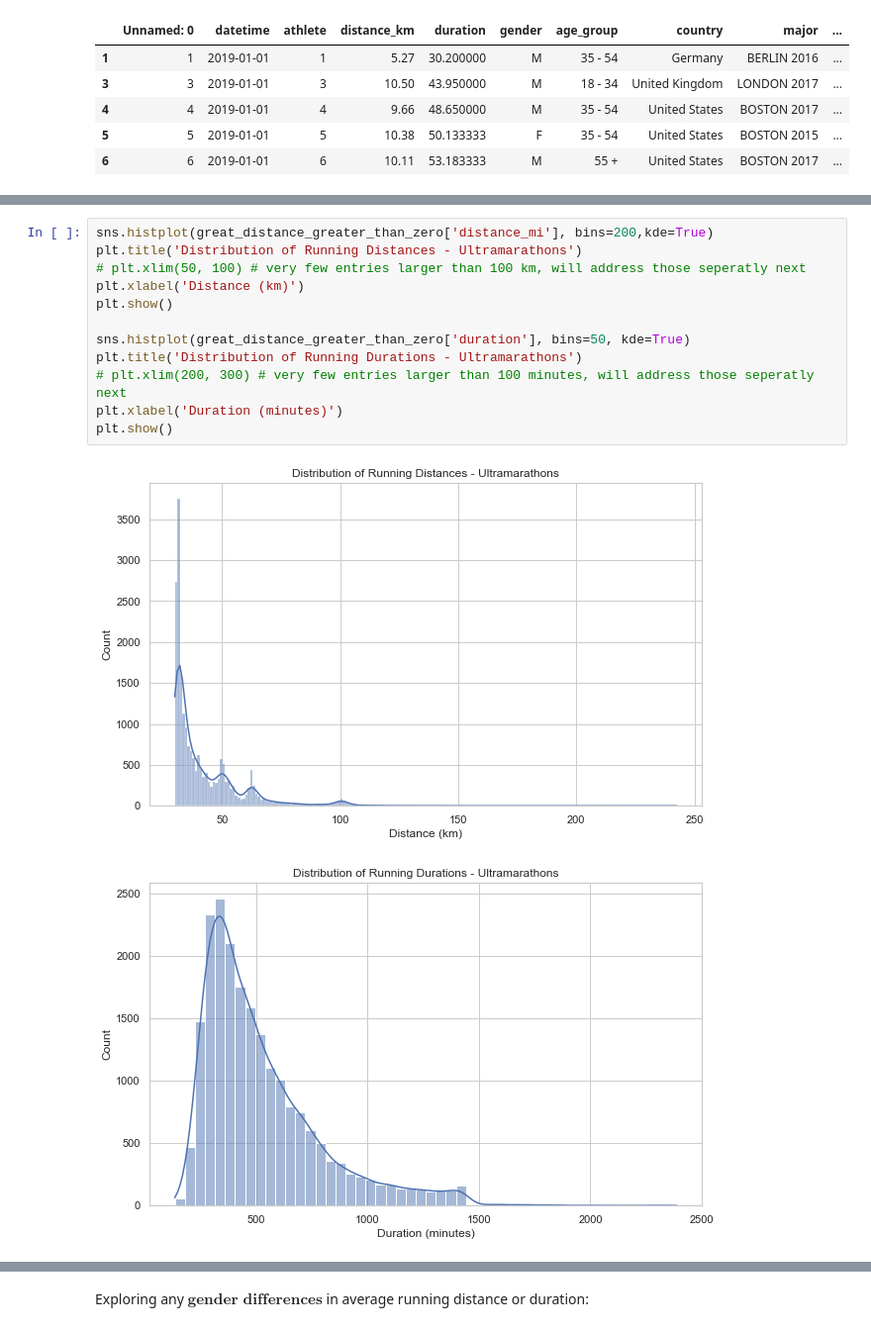
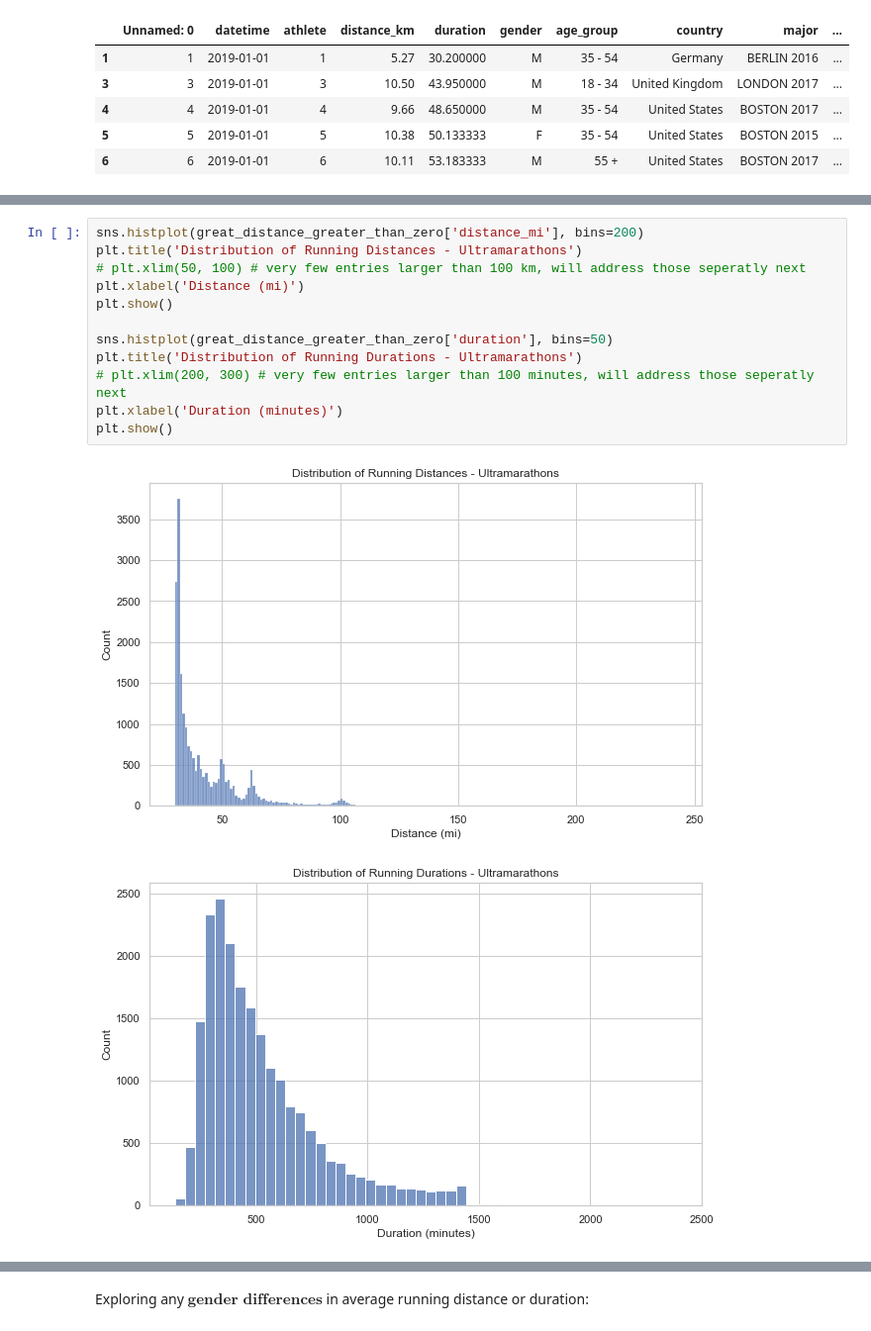
Before and after one commit to hindsjr/RunningThroughUncertainty_DataAnalysis, a Jupyter notebook: Running_Through_Uncertainty-Data_Analysis.ipynb, the cells around one changed output, grey strips where cells are left out. Shown: that part at 99% size. Saved outputs shown, nothing was run; the diff lists cells and outputs as text.

```diff
--- a/Running_Through_Uncertainty-Data_Analysis.ipynb
+++ b/Running_Through_Uncertainty-Data_Analysis.ipynb
@@ -250,18 +249,18 @@ great_distance_greater_than_zero.head()
 | 4972 | 4972 | 2019-01-01 | 5171 | 57.54 | 302.000000 | M | 55 + | United States | BOSTON 2013 | ... |
 | 5049 | 5049 | 2019-01-01 | 5252 | 60.00 | 325.000000 | M | 35 - 54 | France | BOSTON 2019 | ... |
 # %%
-sns.histplot(great_distance_greater_than_zero['distance_mi'], bins=200,kde=True)
+sns.histplot(great_distance_greater_than_zero['distance_mi'], bins=200)
 plt.title('Distribution of Running Distances - Ultramarathons')
 # plt.xlim(50, 100) # very few entries larger than 100 km, will address those seperatly next
-plt.xlabel('Distance (km)')
+plt.xlabel('Distance (mi)')
 plt.show()
 
-sns.histplot(great_distance_greater_than_zero['duration'], bins=50, kde=True)
+sns.histplot(great_distance_greater_than_zero['duration'], bins=50)
 plt.title('Distribution of Running Durations - Ultramarathons')
 # plt.xlim(200, 300) # very few entries larger than 100 minutes, will address those seperatly next
 plt.xlabel('Duration (minutes)')
 plt.show()
 # %% [output]
-[figure, old version]
+[figure, new version]
-[figure, old version]
+[figure, new version]
 # %% [markdown]
```
Also changed, not shown: parts of 10 cells of this notebook, 1 other file.
